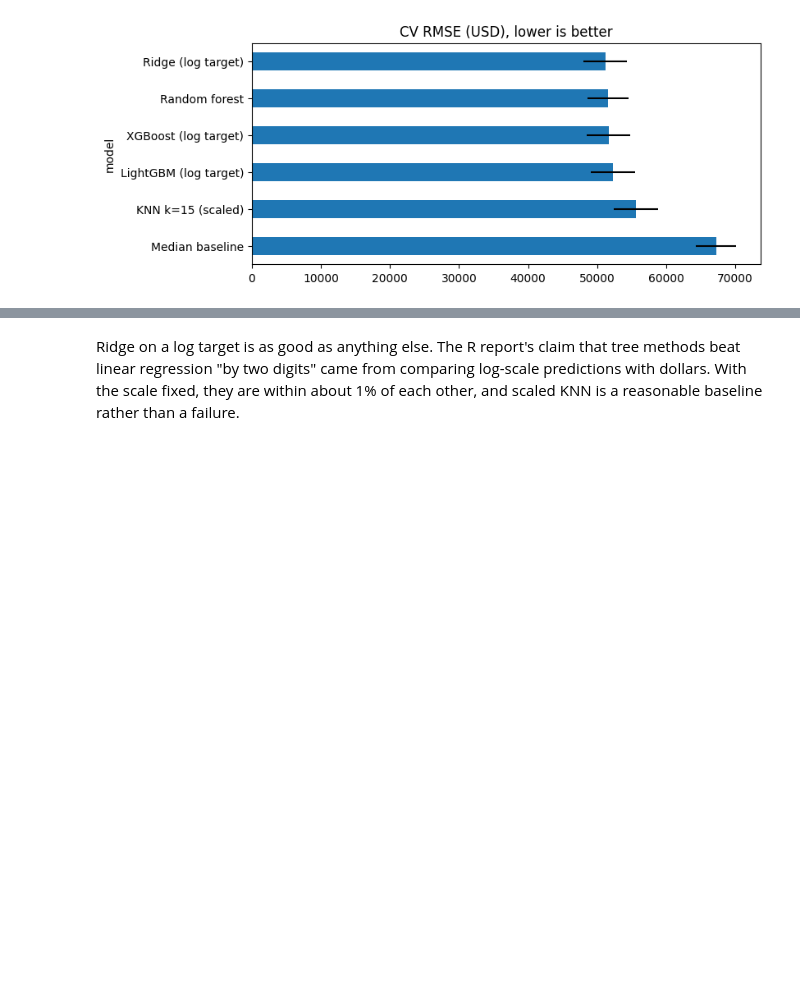
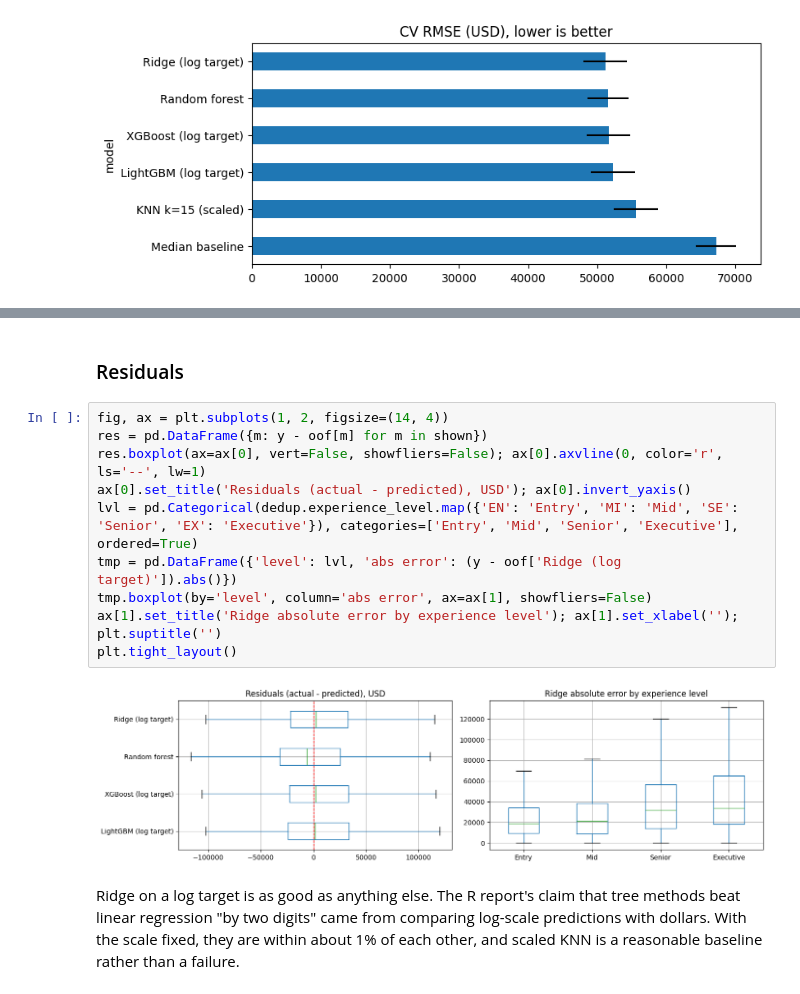
Before and after one commit to nicholasaxl/Salary-Prediction-ML-131, a Jupyter notebook: salary_analysis.ipynb, the cells around one changed output, grey strips where cells are left out. Saved outputs shown, nothing was run; the diff lists cells and outputs as text; blank space fills up the shorter version.

```diff
--- a/salary_analysis.ipynb
+++ b/salary_analysis.ipynb
@@ -63,3 +99,17 @@ d['rmse'].plot.barh(xerr=d['rmse_sd'], figsize=(8,3.5), title='CV RMSE (USD), lo
+# %% [markdown]
+### Residuals
+# %%
+fig, ax = plt.subplots(1, 2, figsize=(14, 4))
+res = pd.DataFrame({m: y - oof[m] for m in shown})
+res.boxplot(ax=ax[0], vert=False, showfliers=False); ax[0].axvline(0, color='r', ls='--', lw=1)
+ax[0].set_title('Residuals (actual - predicted), USD'); ax[0].invert_yaxis()
+lvl = pd.Categorical(dedup.experience_level.map({'EN': 'Entry', 'MI': 'Mid', 'SE': 'Senior', 'EX': 'Executive'}), categories=['Entry', 'Mid', 'Senior', 'Executive'], ordered=True)
+tmp = pd.DataFrame({'level': lvl, 'abs error': (y - oof['Ridge (log target)']).abs()})
+tmp.boxplot(by='level', column='abs error', ax=ax[1], showfliers=False)
+ax[1].set_title('Ridge absolute error by experience level'); ax[1].set_xlabel(''); plt.suptitle('')
+plt.tight_layout()
+# %% [output]
+[figure, added]
 # %% [markdown]
 Ridge on a log target is as good as anything else. The R report's claim that tree methods beat linear regression "by two digits" came from comparing log-scale predictions with dollars. With the scale fixed, they are within about 1% of each other, and scaled KNN is a reasonable baseline rather than a failure.
 # %% [markdown]
```
Also changed, not shown: parts of 6 cells of this notebook, 1 other file.
